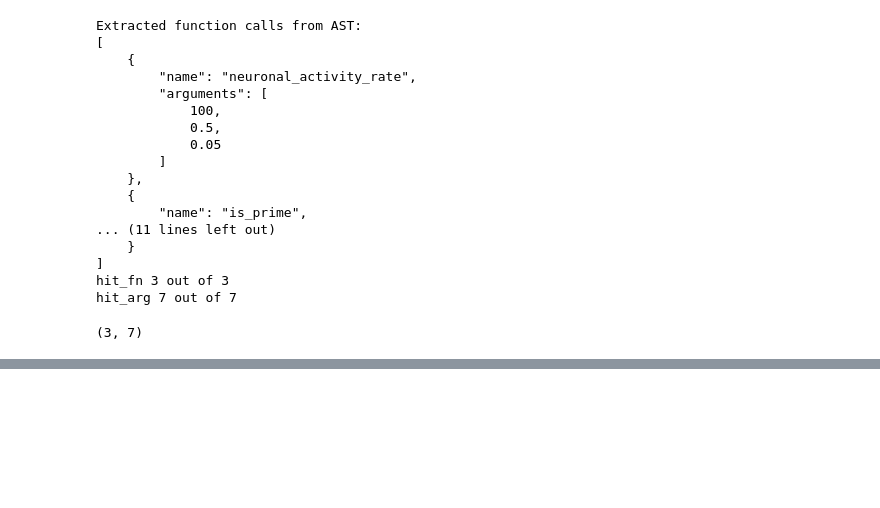
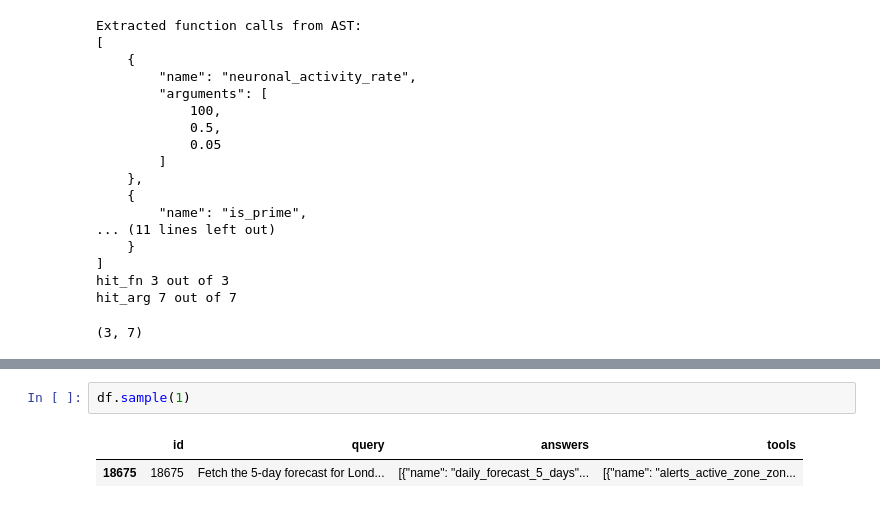
Before and after one commit to MSNP1381/shonql, a Jupyter notebook: main.ipynb, the cells around one changed output, grey strips where cells are left out. Cells and saved outputs as stored; diff of their text form; blank space fills up the shorter version.

Commit message:
added sample test

```diff
--- a/main.ipynb
+++ b/main.ipynb
@@ -299,0 +387,5 @@ print_res(d, result)
+# %%
+df.sample(1)
+# %% [output]
+|  | id | query | answers | tools |
+| 18675 | 18675 | Fetch the 5-day forecast for Lond... | [{"name": "daily_forecast_5_days"... | [{"name": "alerts_active_zone_zon... |
```
Also changed, not shown: parts of 10 cells of this notebook, 1 other file.
